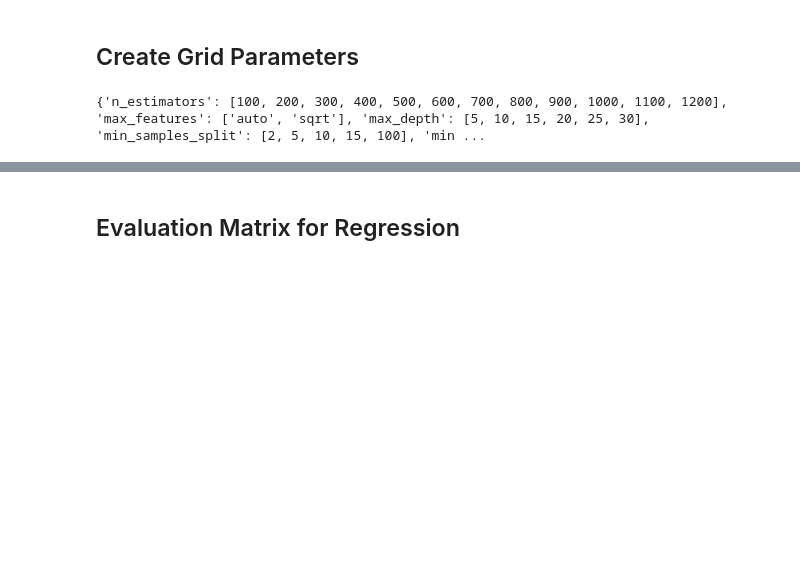
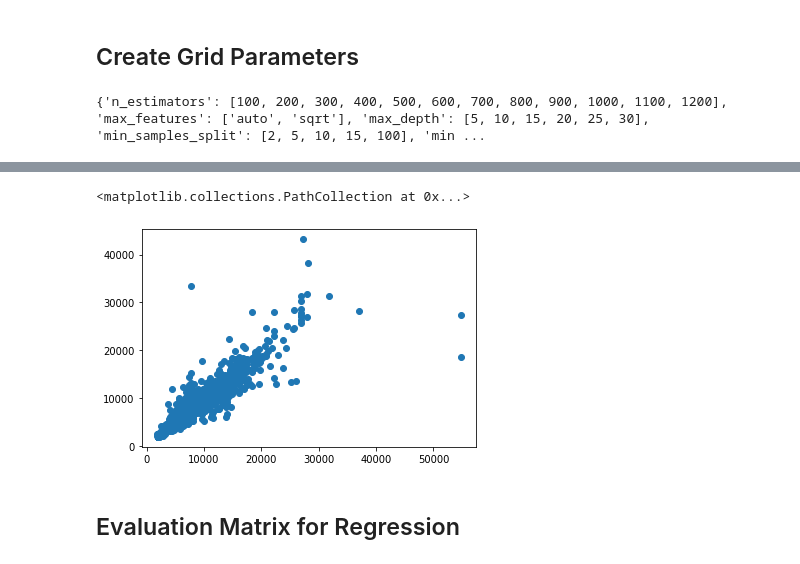
Before and after one commit to plaban1981/MachieHack, a Jupyter notebook: Airflight_Prediction.ipynb, the cells around one changed output, grey strips where cells are left out. Saved outputs shown, nothing was run; the diff lists cells and outputs as text; code cells hidden in the pictures; blank space fills up the shorter version.

```diff
--- a/Airflight_Prediction.ipynb
+++ b/Airflight_Prediction.ipynb
@@ -666,3 +726,9 @@ y_pred=rf_random.predict(X_test)
+# %%
+
+plt.scatter(y_test,y_pred)
+# %% [output]
+<matplotlib.collections.PathCollection at 0x...>
+[figure, added]
 # %% [markdown]
 ## Evaluation Matrix for Regression
 # %%
```
Also changed, not shown: parts of 19 cells of this notebook.
